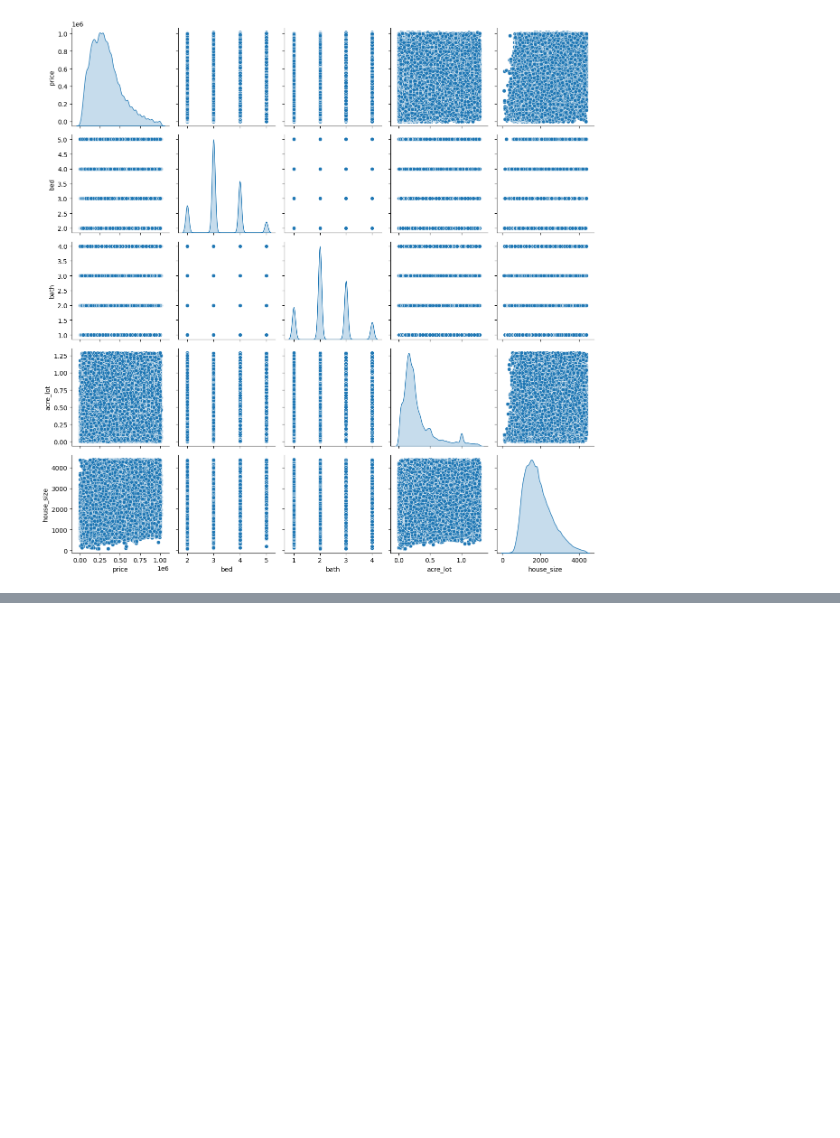
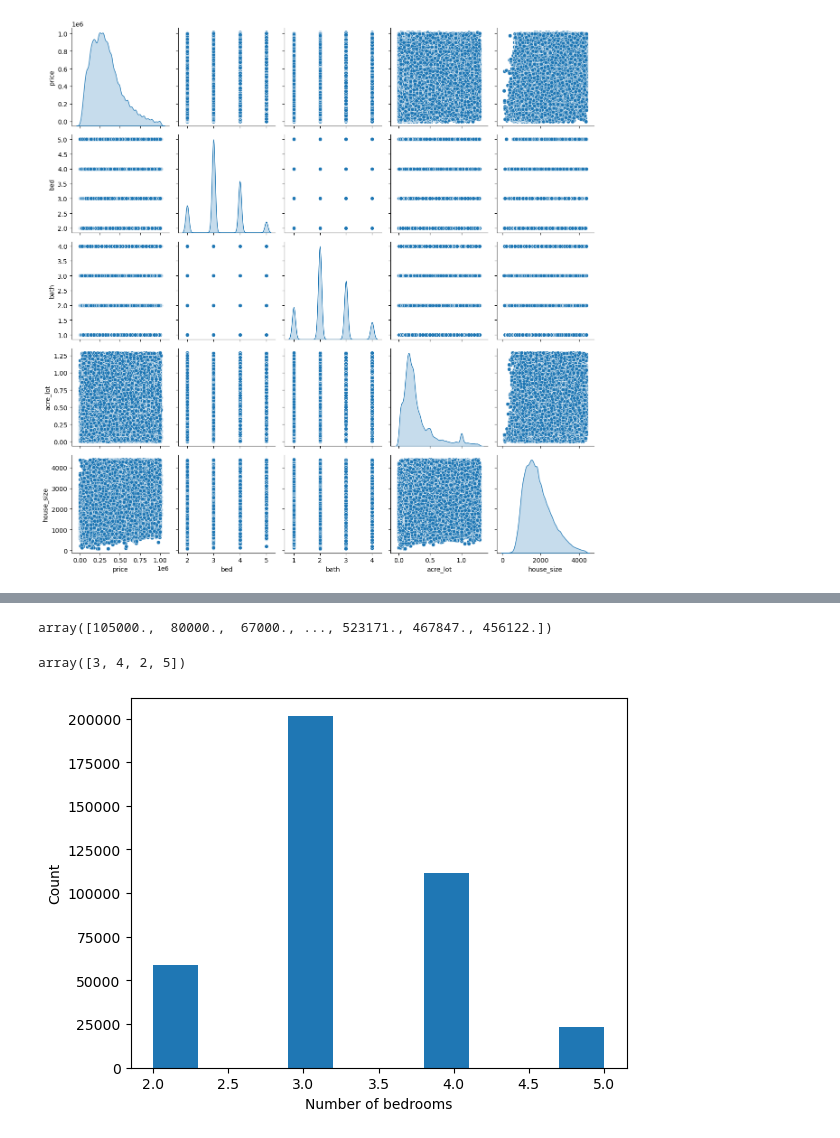
Before and after one commit to PM696/SpringboardBootCamp_DataScience, a Jupyter notebook: Capstone_Two_Data_Wrangling-main/EDA_Price_prediction_CapstoneTwo.ipynb, the cells around one changed output, grey strips where cells are left out. Drawn from its saved outputs; the diff is of its cells as text; code cells hidden in the pictures; blank space fills up the shorter version.

```diff
--- a/Capstone_Two_Data_Wrangling-main/EDA_Price_prediction_CapstoneTwo.ipynb
+++ b/Capstone_Two_Data_Wrangling-main/EDA_Price_prediction_CapstoneTwo.ipynb
@@ -181 +181,16 @@ sns.heatmap(data2_numeric.corr(), annot=True)
+# %%
+data2.price.unique()
+# %% [output]
+array([105000.,  80000.,  67000., ..., 523171., 467847., 456122.])
+# %%
+data2.bed.unique()
+# %% [output]
+array([3, 4, 2, 5])
+# %%
+plt.hist(data2.bed)
+plt.xlabel("Number of bedrooms")
+plt.ylabel("Count")
+plt.show();
+# %% [output]
+[figure, added]
 # %%
```
Also changed, not shown: parts of 13 cells of this notebook.
